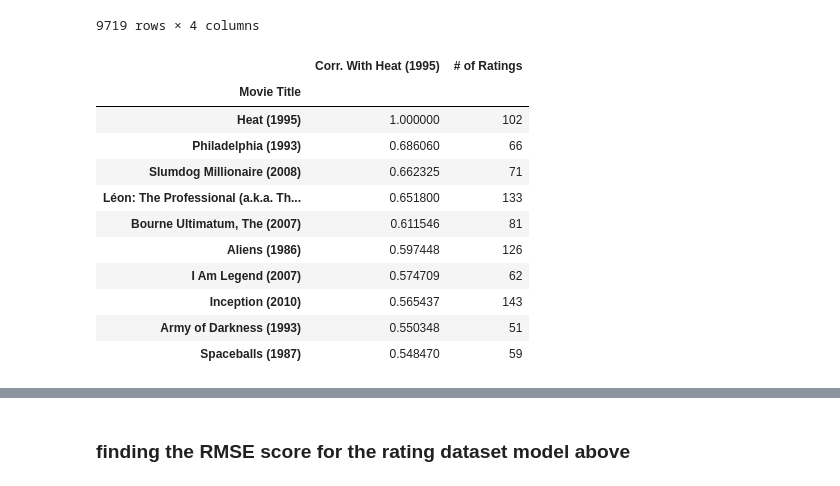
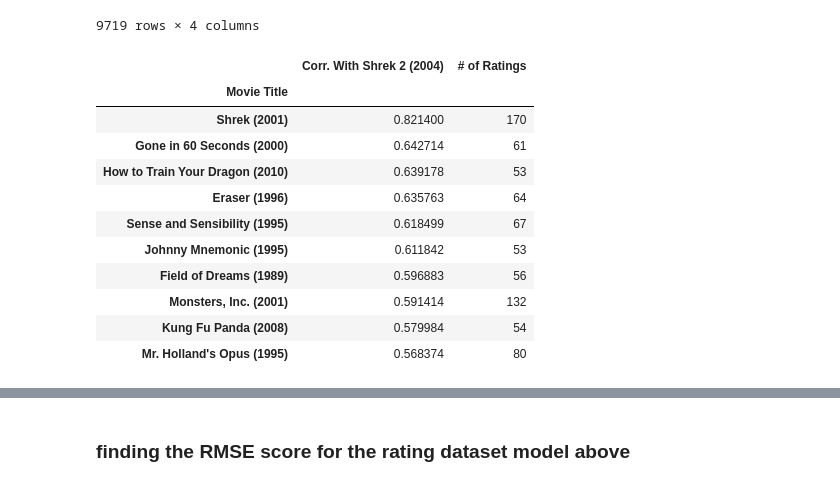
Before and after one commit to asval211/movie_recommendations, a Jupyter notebook: notebooks/mallory/final_notebook.ipynb, the cells around one changed output, grey strips where cells are left out. Cells and saved outputs as stored; diff of their text form; code cells hidden in the pictures.

Commit message:
added the iloc to get rid of the original movie

```diff
--- a/notebooks/mallory/final_notebook.ipynb
+++ b/notebooks/mallory/final_notebook.ipynb
@@ -151,7 +187,7 @@ def movie_recommendations(movie_name, rating_matrix, ratings_dataframe):
     correlation_with_movie = correlation_with_movie.join(ratings_dataframe['# of ratings'])
     correlation_with_movie.columns = [f'Corr. With {movie_name}', '# of Ratings']
     correlation_with_movie.index.names = ['Movie Title']
-    return correlation_with_movie[correlation_with_movie['# of Ratings'] > 50].sort_values(f'Corr. With {movie_name}', ascending = False).head(10)
+    return correlation_with_movie[correlation_with_movie['# of Ratings'] > 50].sort_values(f'Corr. With {movie_name}', ascending = False).iloc[1:,:].head(10)
 # %%
 ratings_data
 # %% [output]
@@ -170,17 +206,17 @@ ratings_data
 | À nous la liberté (Freedom for Us... | 1.000000 | 5560.0 | 527.000000 | 1 |
 9719 rows × 4 columns
 # %%
-movie_recommendations('Heat (1995)', ratings_matrix, ratings_data)
+movie_recommendations('Shrek 2 (2004)', ratings_matrix, ratings_data)
 # %% [output]
-|  | Corr. With Heat (1995) | # of Ratings |
+|  | Corr. With Shrek 2 (2004) | # of Ratings |
 | Movie Title |  |  |
-| Heat (1995) | 1.000000 | 102 |
-| Philadelphia (1993) | 0.686060 | 66 |
-| Slumdog Millionaire (2008) | 0.662325 | 71 |
-| Léon: The Professional (a.k.a. Th... | 0.651800 | 133 |
-| Bourne Ultimatum, The (2007) | 0.611546 | 81 |
-| Aliens (1986) | 0.597448 | 126 |
-| I Am Legend (2007) | 0.574709 | 62 |
-| Inception (2010) | 0.565437 | 143 |
-| Army of Darkness (1993) | 0.550348 | 51 |
-| Spaceballs (1987) | 0.548470 | 59 |
+| Shrek (2001) | 0.821400 | 170 |
+| Gone in 60 Seconds (2000) | 0.642714 | 61 |
+| How to Train Your Dragon (2010) | 0.639178 | 53 |
+| Eraser (1996) | 0.635763 | 64 |
+| Sense and Sensibility (1995) | 0.618499 | 67 |
+| Johnny Mnemonic (1995) | 0.611842 | 53 |
+| Field of Dreams (1989) | 0.596883 | 56 |
+| Monsters, Inc. (2001) | 0.591414 | 132 |
+| Kung Fu Panda (2008) | 0.579984 | 54 |
+| Mr. Holland's Opus (1995) | 0.568374 | 80 |
```
Also changed, not shown: parts of 6 cells of this notebook, 3 other files.
